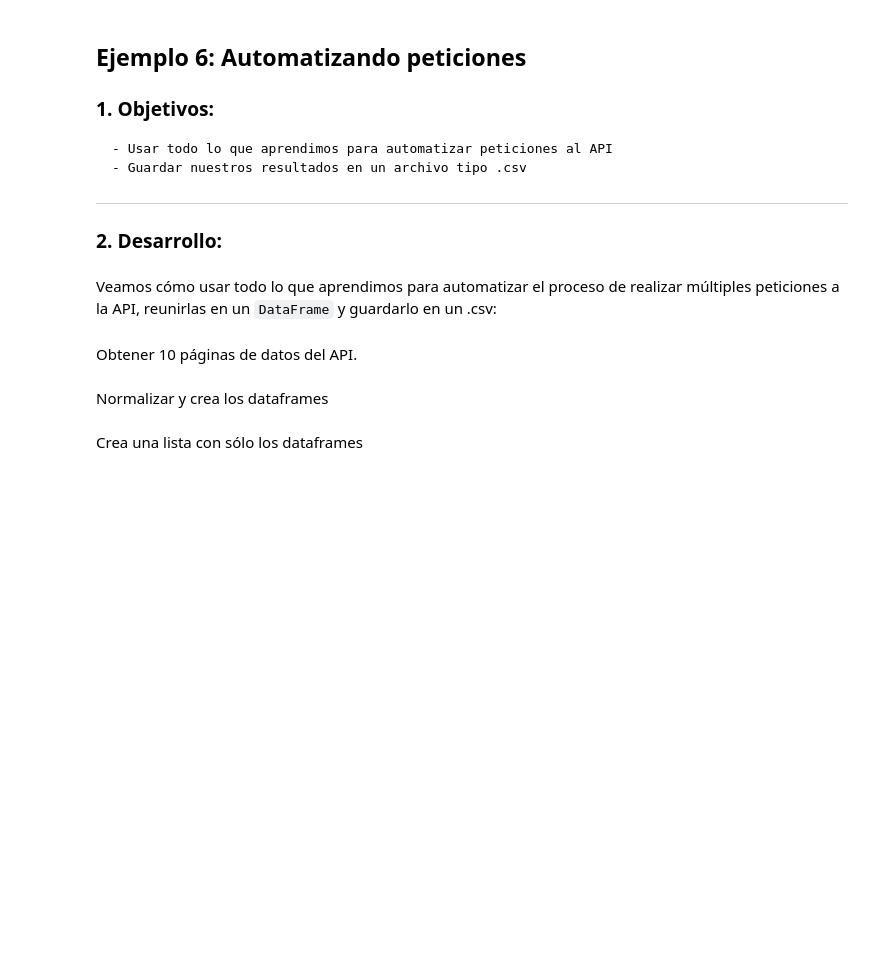
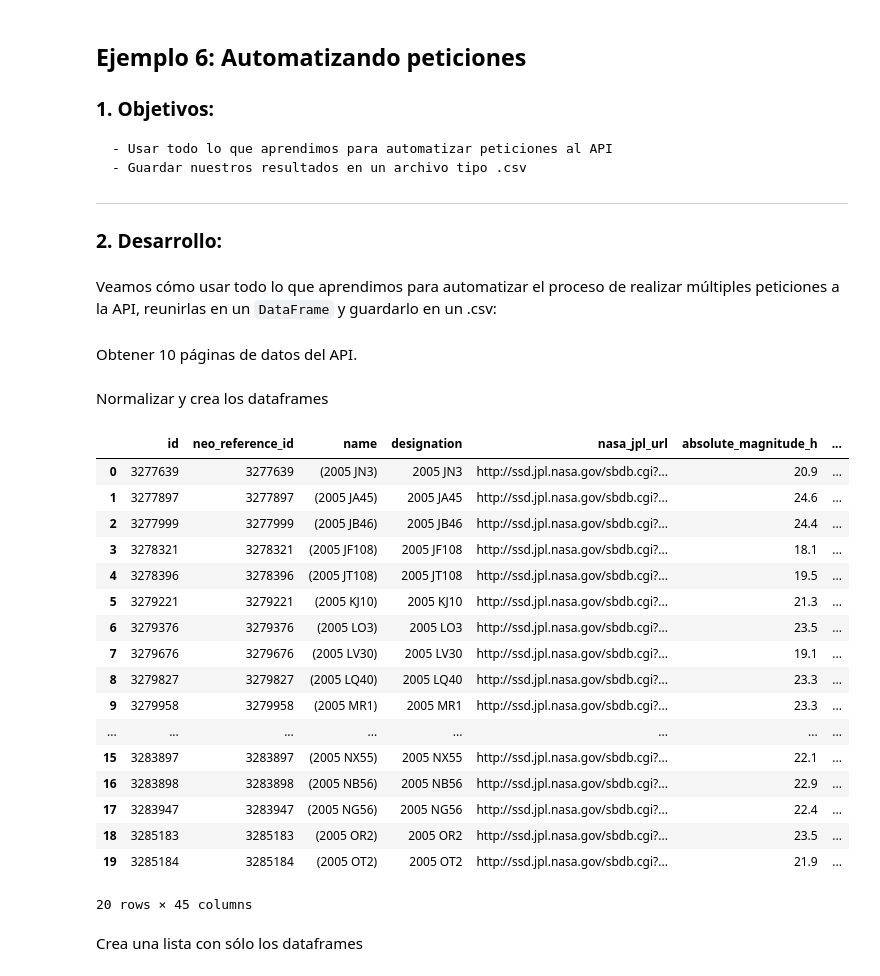
Before and after one commit to rctorr/data-analisis-cdmx-20-05, a Jupyter notebook: Sesion-06/Ejemplo-06/automatizando_peticiones.ipynb, the cells around one changed output. Saved outputs shown, nothing was run; the diff lists cells and outputs as text; code cells hidden in the pictures; blank space fills up the shorter version.

```diff
--- a/Sesion-06/Ejemplo-06/automatizando_peticiones.ipynb
+++ b/Sesion-06/Ejemplo-06/automatizando_peticiones.ipynb
@@ -16,6 +16,7 @@ import requests
 import time
 # %%
 url = 'https://api.nasa.gov/neo/rest/v1/neo/browse/'
-parametros = {'api_key': 'tu_api_key_va_aqui'}
+parametros = {
+    'api_key': 'EtSDBzChRyQL87tRvf6vAemUDFCJujscffspj9i5'}
 # %% [markdown]
 Obtener 10 páginas de datos del API.
@@ -24,2 +23,15 @@ Obtener 10 páginas de datos del API.
+# %%
+dict_datos = {}
+for i in range(10):
+    r = requests.get(url, params=parametros, timeout=5)
+    if r.status_code == 200:
+        # obtención de datos de los objetos de la página i
+        datos = r.json()
+        objetos = datos["near_earth_objects"]
+        dict_datos[i] = objetos
+
+        # datos para ir la siguiente página
+        sig_url = datos["links"]["next"]
+        url = sig_url
 # %% [markdown]
 Normalizar y crea los dataframes
@@ -28,2 +38,30 @@ Normalizar y crea los dataframes
+# %%
+# tu código aquí
+for k in dict_datos:
+    normalizado = pd.json_normalize(dict_datos[k]) # diccionario
+    # print(normalizado)
+    df = pd.DataFrame(normalizado)  # construimos dataframe
+    dict_datos[k] = df  # dataframe en k -> diccionario en k
+
+dict_datos[0]
+# %% [output]
+|  | id | neo_reference_id | name | designation | nasa_jpl_url | absolute_magnitude_h | ... |
+| 0 | 3277639 | 3277639 | (2005 JN3) | 2005 JN3 | http://ssd.jpl.nasa.gov/sbdb.cgi?... | 20.9 | ... |
+| 1 | 3277897 | 3277897 | (2005 JA45) | 2005 JA45 | http://ssd.jpl.nasa.gov/sbdb.cgi?... | 24.6 | ... |
+| 2 | 3277999 | 3277999 | (2005 JB46) | 2005 JB46 | http://ssd.jpl.nasa.gov/sbdb.cgi?... | 24.4 | ... |
+| 3 | 3278321 | 3278321 | (2005 JF108) | 2005 JF108 | http://ssd.jpl.nasa.gov/sbdb.cgi?... | 18.1 | ... |
+| 4 | 3278396 | 3278396 | (2005 JT108) | 2005 JT108 | http://ssd.jpl.nasa.gov/sbdb.cgi?... | 19.5 | ... |
+| 5 | 3279221 | 3279221 | (2005 KJ10) | 2005 KJ10 | http://ssd.jpl.nasa.gov/sbdb.cgi?... | 21.3 | ... |
+| 6 | 3279376 | 3279376 | (2005 LO3) | 2005 LO3 | http://ssd.jpl.nasa.gov/sbdb.cgi?... | 23.5 | ... |
+| 7 | 3279676 | 3279676 | (2005 LV30) | 2005 LV30 | http://ssd.jpl.nasa.gov/sbdb.cgi?... | 19.1 | ... |
+| 8 | 3279827 | 3279827 | (2005 LQ40) | 2005 LQ40 | http://ssd.jpl.nasa.gov/sbdb.cgi?... | 23.3 | ... |
+| 9 | 3279958 | 3279958 | (2005 MR1) | 2005 MR1 | http://ssd.jpl.nasa.gov/sbdb.cgi?... | 23.3 | ... |
+| ... | ... | ... | ... | ... | ... | ... | ... |
+| 15 | 3283897 | 3283897 | (2005 NX55) | 2005 NX55 | http://ssd.jpl.nasa.gov/sbdb.cgi?... | 22.1 | ... |
+| 16 | 3283898 | 3283898 | (2005 NB56) | 2005 NB56 | http://ssd.jpl.nasa.gov/sbdb.cgi?... | 22.9 | ... |
+| 17 | 3283947 | 3283947 | (2005 NG56) | 2005 NG56 | http://ssd.jpl.nasa.gov/sbdb.cgi?... | 22.4 | ... |
+| 18 | 3285183 | 3285183 | (2005 OR2) | 2005 OR2 | http://ssd.jpl.nasa.gov/sbdb.cgi?... | 23.5 | ... |
+| 19 | 3285184 | 3285184 | (2005 OT2) | 2005 OT2 | http://ssd.jpl.nasa.gov/sbdb.cgi?... | 21.9 | ... |
+20 rows × 45 columns
 # %% [markdown]
 Crea una lista con sólo los dataframes
```
Also changed, not shown: parts of 7 cells of this notebook, 7 other files.
